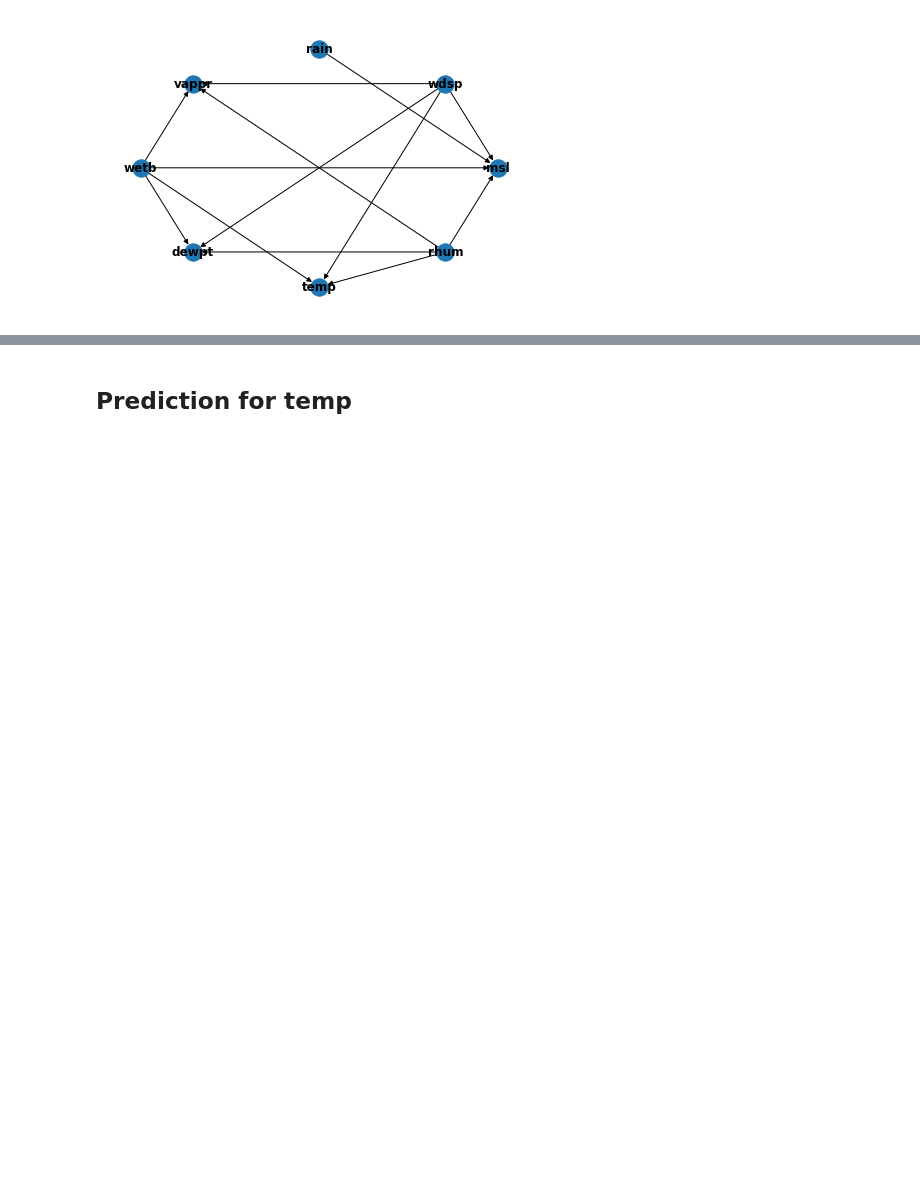
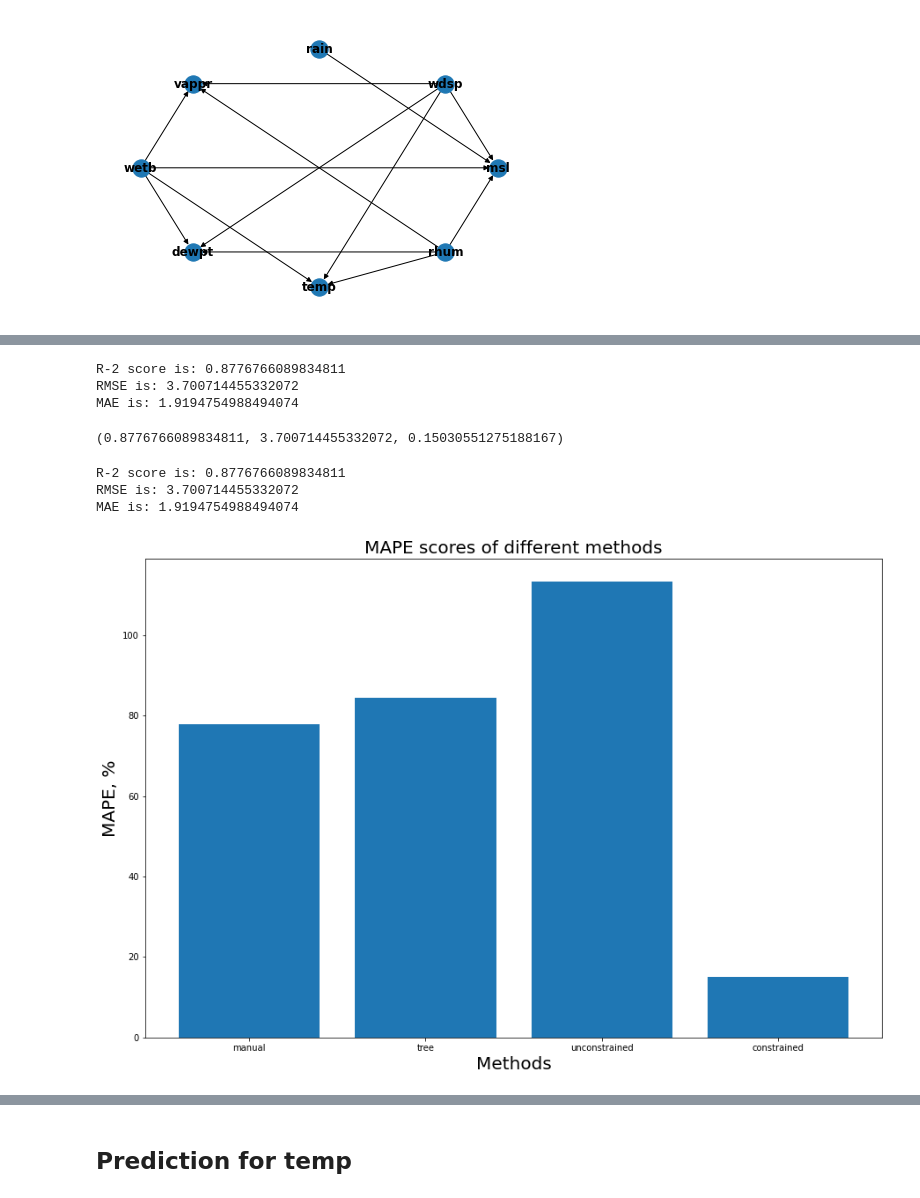
Before and after one commit to AAYamoldin/Methods-and-models-for-multivariate-data-analysis-2021-2022-ITMO_labs, a Jupyter notebook: Lab3/main_lab3.ipynb, the cells around one changed output, grey strips where cells are left out. Drawn from its saved outputs; the diff is of its cells as text; code cells hidden in the pictures; blank space fills up the shorter version.

```diff
--- a/Lab3/main_lab3.ipynb
+++ b/Lab3/main_lab3.ipynb
@@ -640,0 +719,5 @@ MAE is: 0.0515
+# %%
+r2, rmse, mae = get_scores(df_trans, df_stree)
+data_r2.append(r2)
+data_rmse.append(rmse)
+data_mape.append(mae)
@@ -664,0 +753,5 @@ MAE is: 0.7705
+# %%
+r2, rmse, mae = get_scores(df_trans, df_k2c)
+data_r2.append(r2)
+data_rmse.append(rmse)
+data_mape.append(mae)
@@ -689,2 +786,31 @@ BIC score of unconstrained model -29402456.26
 # %%
-df_k2c = sampling(k2_constr, df_trans, n=2000, new=True)
+df_k2c = sampling(k2_constr, df_prob, n=2000, new=True)
+get_scores(df_trans, df_k2c)
+# %% [output]
+R-2 score is: 0.8776766089834811
+RMSE is: 3.700714455332072
+MAE is: 1.9194754988494074
+(0.8776766089834811, 3.700714455332072, 0.15030551275188167)
+# %%
+r2, rmse, mae = get_scores(df_trans, df_k2c)
+data_r2.append(r2)
+data_rmse.append(rmse)
+data_mape.append(mae)
+# %% [output]
+R-2 score is: 0.8776766089834811
+RMSE is: 3.700714455332072
+MAE is: 1.9194754988494074
+# %%
+plt.figure(figsize=(15, 10))
+x = ["manual", "tree", "unconstrained","constrained"]
+# y = [0.8242023774658618, 0.8898068766957087, 0.9200255171923536]
+# y = data_aucs.values
+plt.bar(x, [i*100 for i in data_mape])
+plt.title('MAPE scores of different methods', fontsize=20)
+plt.xlabel('Methods', fontsize=20)
+plt.ylabel('MAPE, %', fontsize=20)
+# plt.ylim(0.82, 0.95)
+plt.savefig('./Pictures/MAPE scores of different methods_scale_1', bbox_inches='tight')
+plt.show()
+# %% [output]
+[figure, added]
```
Also changed, not shown: parts of 30 cells of this notebook, 7 other files.
